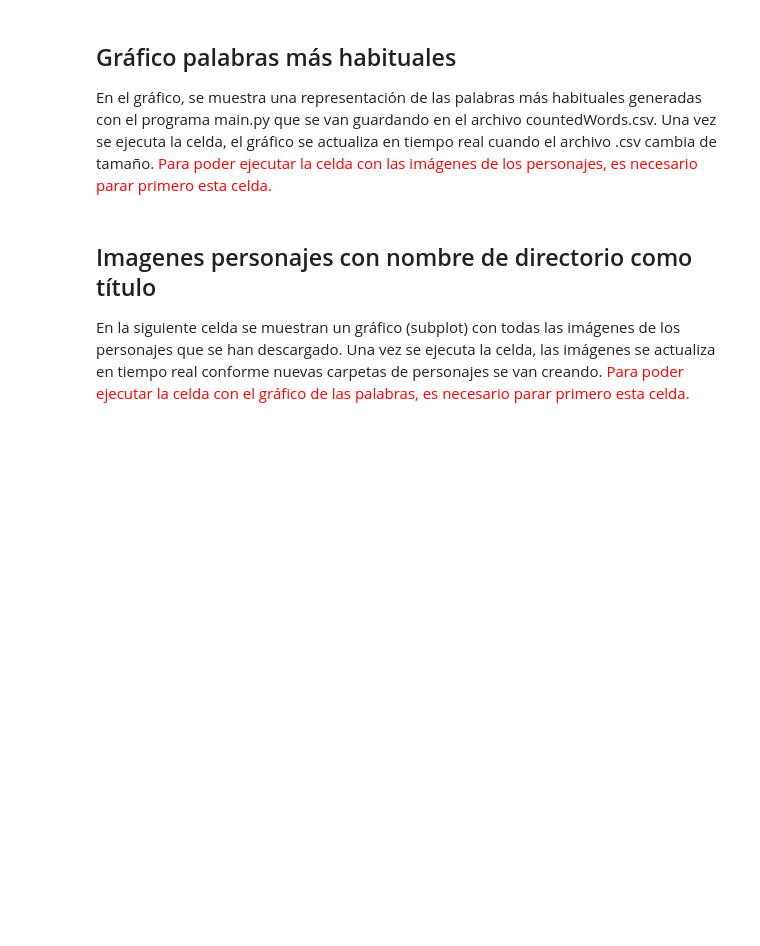
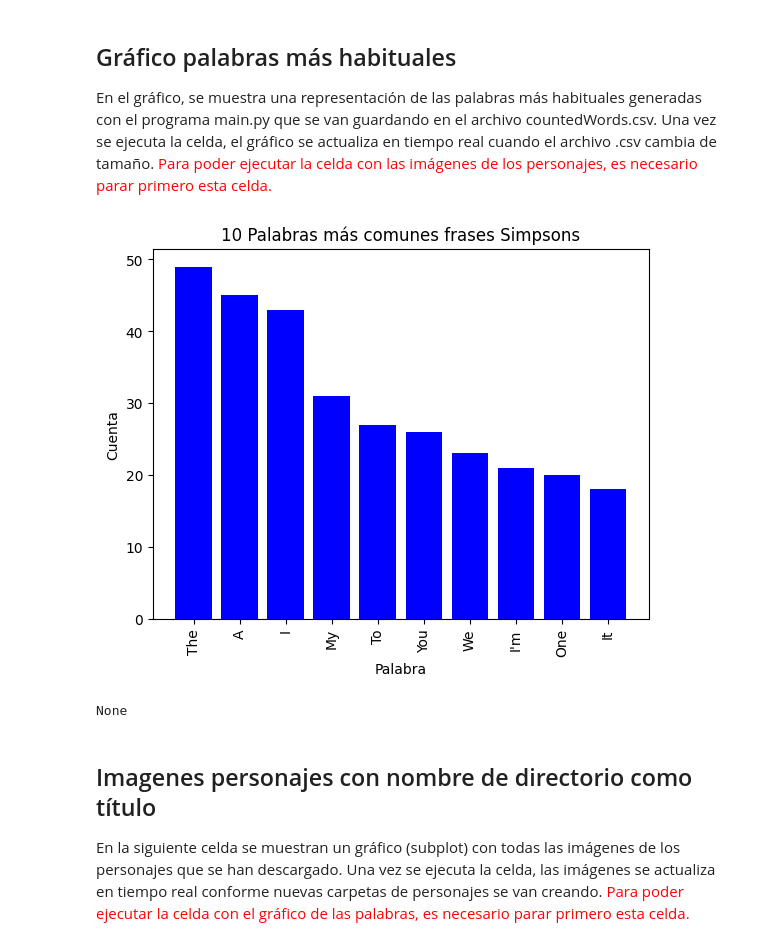
Before and after one commit to mimove/EDEM2022, a Jupyter notebook: Modulo_0-Fundamentos/Entregables/Ejercicio_3/jupyter/simpsons_notebook.ipynb, the cells around one changed output. Saved outputs shown, nothing was run; the diff lists cells and outputs as text; code cells hidden in the pictures; blank space fills up the shorter version.

```diff
--- a/Modulo_0-Fundamentos/Entregables/Ejercicio_3/jupyter/simpsons_notebook.ipynb
+++ b/Modulo_0-Fundamentos/Entregables/Ejercicio_3/jupyter/simpsons_notebook.ipynb
@@ -49,14 +47,12 @@ palabrasMostar = 10 # Number of words to be shown in the plot
 
 
 # This loops updates the bar graph every time the size of the countedWords.csv file changes, which means that there are new words added to the count.
-
 while True:
 
     # The try and except have been introduced to avoid the program from crashing if the file is removed during the execution time.
     try:
 
         # Checking if file exists and if the size of the file is the same as it was before
-
         if os.path.isfile('results/countedWords.csv') != 0 and totalSize != os.stat('results/countedWords.csv').st_size:
             data = pd.read_csv('results/countedWords.csv')
 
@@ -80,41 +76,41 @@ while True:
 
 
             # Checking if the number of words in countedWords.csv is less than the number of words to show in the title of the bar chart
-
             if len(Y) < palabrasMostar:
                 plt.title(f"{len(Y)} Palabras más comunes frases Simpsons")
             else:
                 plt.title(f"{len(Y)} Palabras más comunes frases Simpsons")
 
 
 
             plt.xlabel("Palabra")
             plt.ylabel("Cuenta")
 
 
             # Rotating x-axis words 90º to avoid overlapping of words
             plt.xticks(rotation=90)
 
 
             # Defining graph as a bar chart with bars in blue colour
             plt.bar(X, Y, color='b')
 
 
             # These two lines update de graph every time there is a new word count
-
             display.clear_output(wait=True)
             display.display(plt.show(block=False))
 
 
+    # Exception to stop cell when stop button is pressed
+    except KeyboardInterrupt:
+        break
 
 
-
+    # Exception to repeat loop if reading of the file gives an error
     except:
-
-        # Clear plot if there is an except
-
-        display.clear_output()
         continue
+# %% [output]
+[figure, added]
+None
 # %% [markdown]
 ## Imagenes personajes con nombre de directorio como título
 
```
Also changed, not shown: parts of 2 cells of this notebook, 6 other files.
